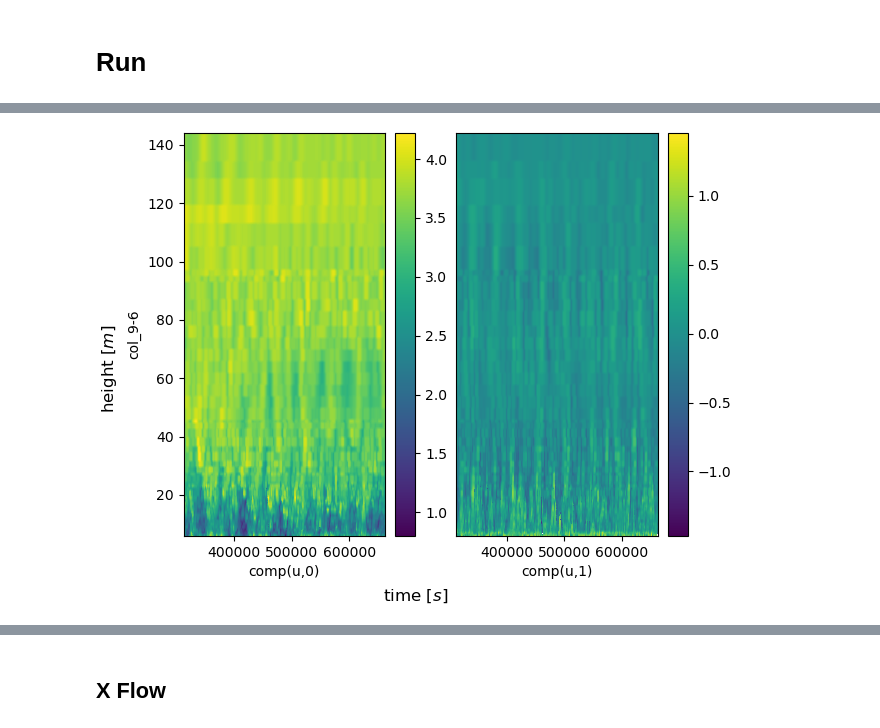
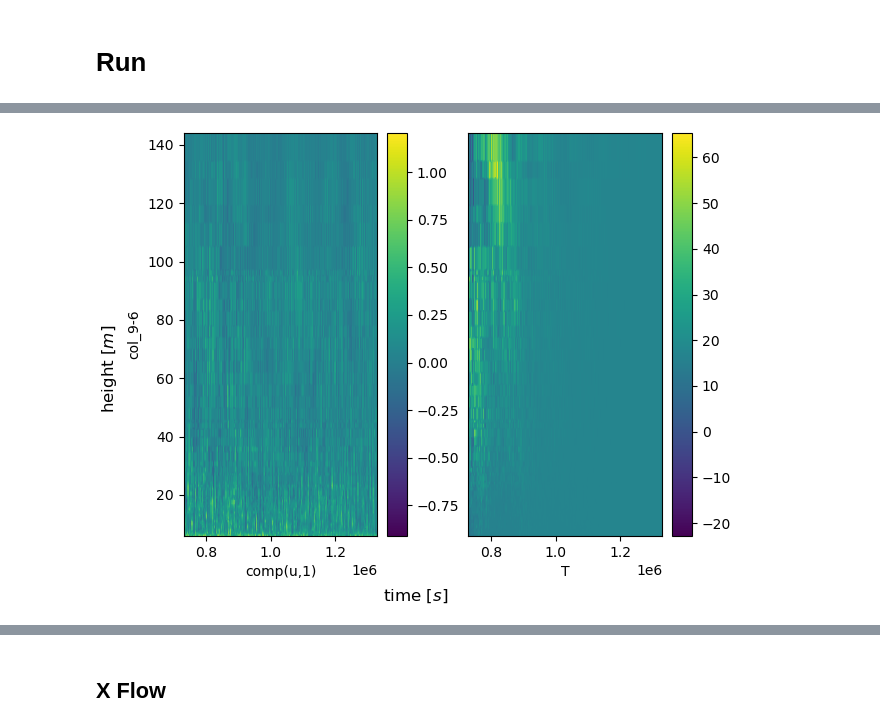
Before and after one commit to nbachand/city_block_cfd, a Jupyter notebook: sfam_post-processing.ipynb, the cells around one changed output, grey strips where cells are left out. Drawn from its saved outputs; the diff is of its cells as text; code cells hidden in the pictures.

```diff
--- a/sfam_post-processing.ipynb
+++ b/sfam_post-processing.ipynb
@@ -133,14 +133,14 @@ plot_params = {
     'ylabel' : r'height $[m]$',
     # 'ColorNorm': 'Centered',
     'veritcal scaling' : 1,
-    'plot_every': 100
+    'plot_every': 1000
 }
 
 # slice = probes.slice_into_df(slice_params)
 (fig, ax) = probes.contour_plots(
     names = ['col_9-6'],#[name for name in  probes.probe_names if "col" in name],
-    steps = probes.probe_steps[1000::],
-    quants = ['comp(u,0)', 'comp(u,1)'],#,'comp(u,2)', 'p'],
+    steps = probes.probe_steps[-600000::],
+    quants = ['comp(u,1)','T'],#,'comp(u,2)', 'p'],
     parrallel = True,
     plot_params = plot_params
 #     processing = [norm_vel]
@@ -153,4 +153,4 @@ plotting took 12 seconds
-[figure, old version]
+[figure, new version]
 # %%
 # plt.savefig(f'{home_dir}/CHARLES/{category}/R{run}/plots/velocity_history')
 # %%
```
Also changed, not shown: parts of 2 cells of this notebook, 2 other files.
